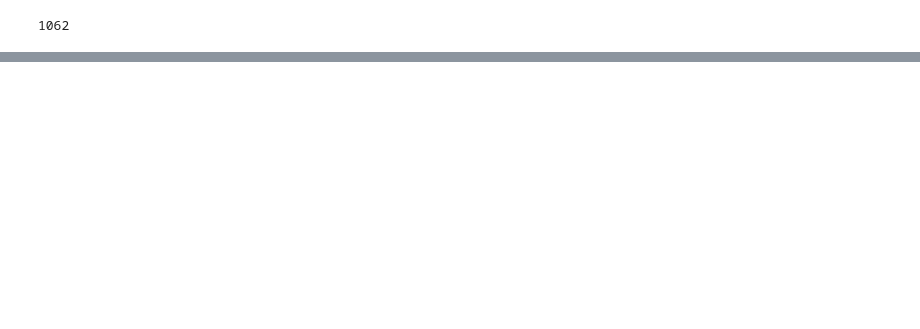
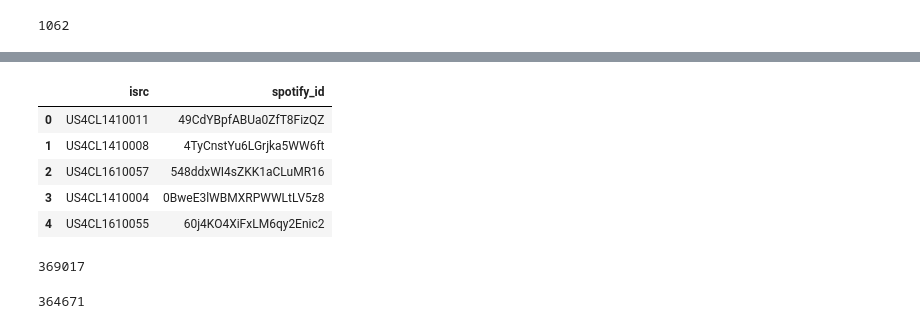
Before and after one commit to melrbischoff/ada-final-project, a Jupyter notebook: get_spotify_data.ipynb, the cells around one changed output, grey strips where cells are left out. Saved outputs shown, nothing was run; the diff lists cells and outputs as text; code cells hidden in the pictures; blank space fills up the shorter version.

```diff
--- a/get_spotify_data.ipynb
+++ b/get_spotify_data.ipynb
@@ -177,0 +319,9 @@ len(music_data)
+# %%
+id_map.head()
+# %% [output]
+|  | isrc | spotify_id |
+| 0 | US4CL1410011 | 49CdYBpfABUa0ZfT8FizQZ |
+| 1 | US4CL1410008 | 4TyCnstYu6LGrjka5WW6ft |
+| 2 | US4CL1610057 | 548ddxWI4sZKK1aCLuMR16 |
+| 3 | US4CL1410004 | 0BweE3lWBMXRPWWLtLV5z8 |
+| 4 | US4CL1610055 | 60j4KO4XiFxLM6qy2Enic2 |
@@ -177,0 +335,8 @@ len(music_data)
+# %%
+len(merged_df)
+# %% [output]
+369017
+# %%
+len(merged_df[~merged_df.spotify_id.isna()])
+# %% [output]
+364671
```
Also changed, not shown: parts of 35 cells of this notebook, 2 other files.
